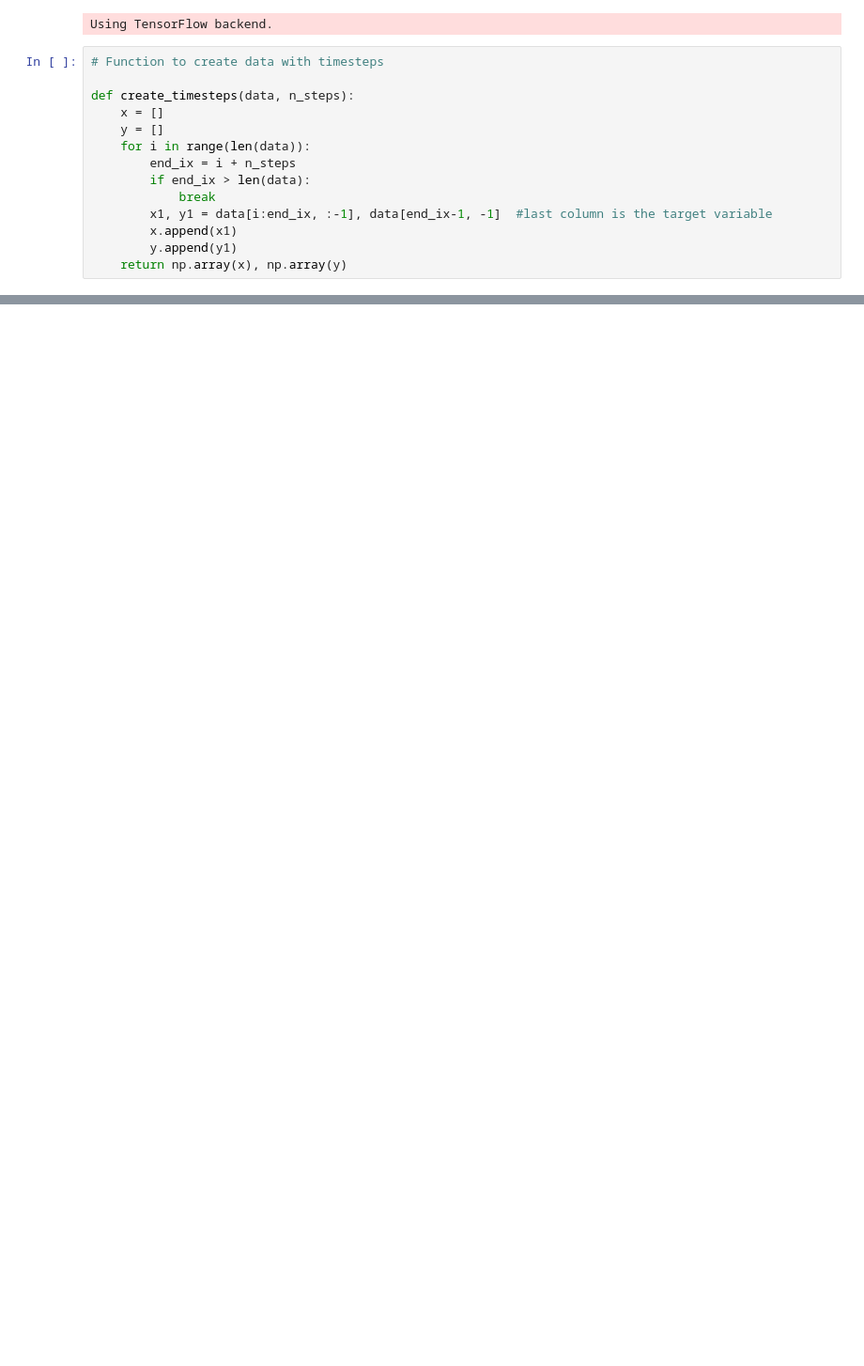
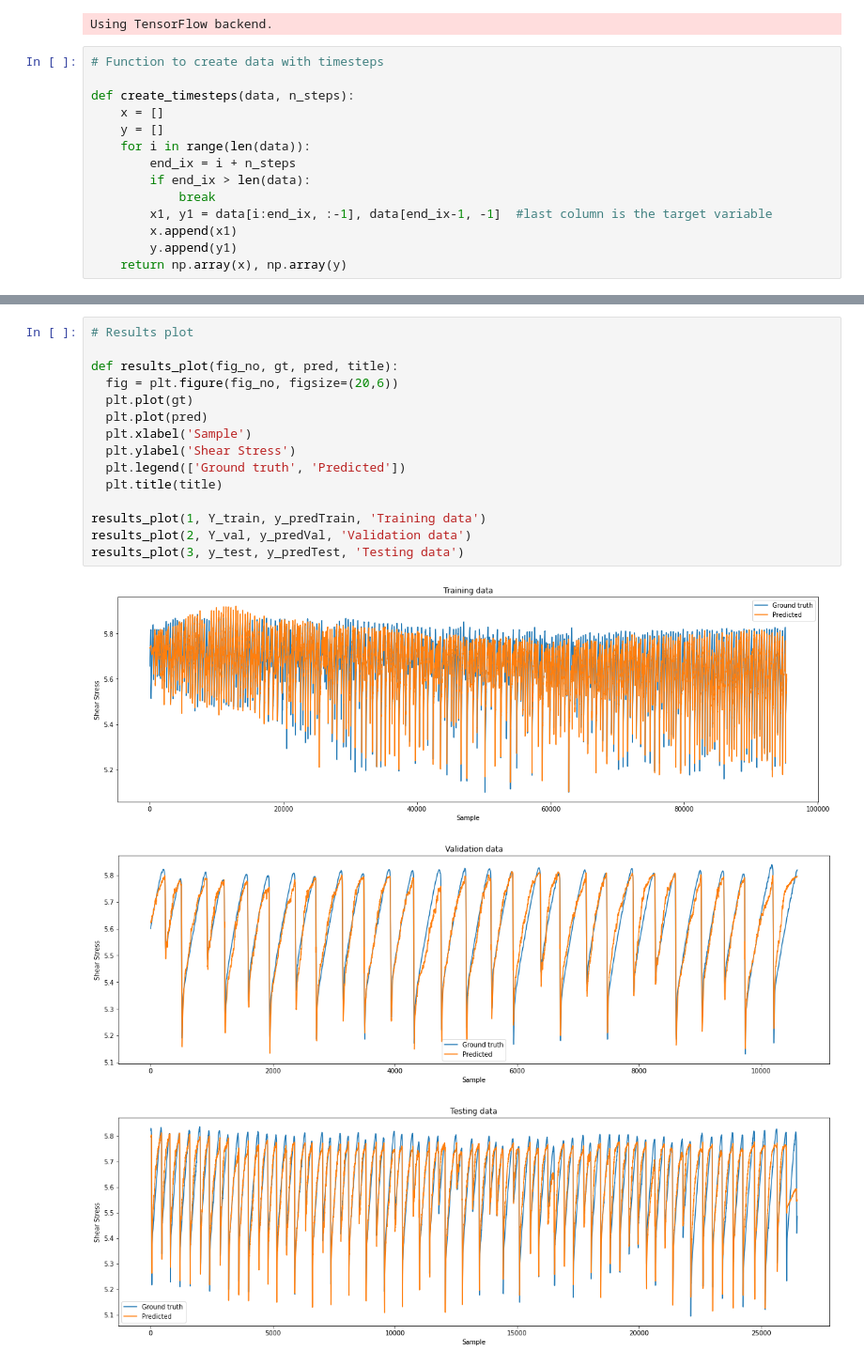
Before and after one commit to vrushaligirkar/Labquake-Prediction, a Jupyter notebook: DeepLearning/mlp_1.ipynb, the cells around one changed output, grey strips where cells are left out. Shown at 94% size. Drawn from its saved outputs; the diff is of its cells as text; blank space fills up the shorter version.

```diff
--- a/DeepLearning/mlp_1.ipynb
+++ b/DeepLearning/mlp_1.ipynb
@@ -157 +170,20 @@ RMSE:  0.04769290266897169 0.059016586989161166 0.0780230865722693
+# %%
+# Results plot
+
+def results_plot(fig_no, gt, pred, title):
+  fig = plt.figure(fig_no, figsize=(20,6))
+  plt.plot(gt)
+  plt.plot(pred)
+  plt.xlabel('Sample')
+  plt.ylabel('Shear Stress')
+  plt.legend(['Ground truth', 'Predicted'])
+  plt.title(title)
+
+results_plot(1, Y_train, y_predTrain, 'Training data')
+results_plot(2, Y_val, y_predVal, 'Validation data')
+results_plot(3, y_test, y_predTest, 'Testing data')
+# %% [output]
+[figure, added]
+[figure, added]
+[figure, added]
 # %%
```
Also changed, not shown: parts of 11 cells of this notebook, 1 other file.
